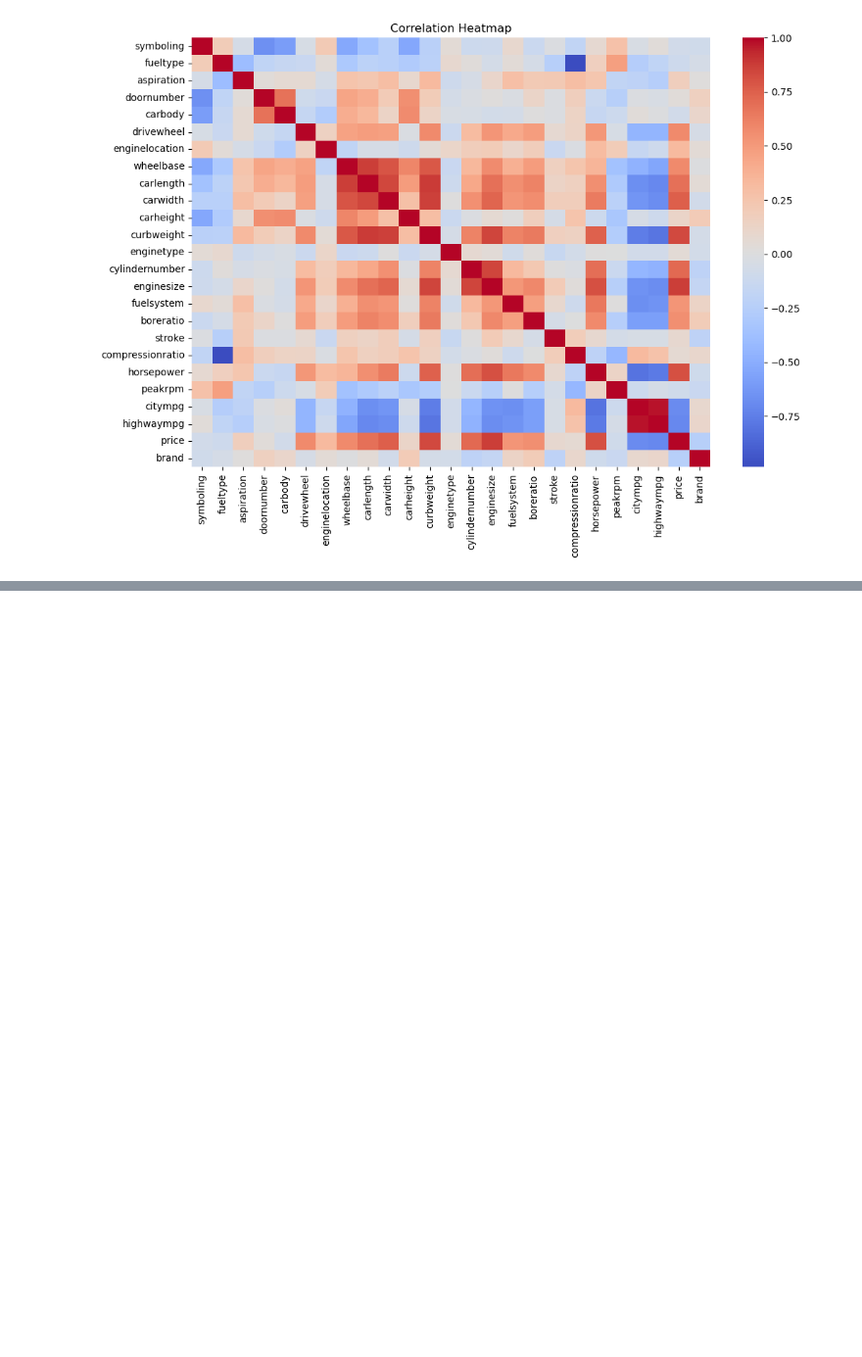
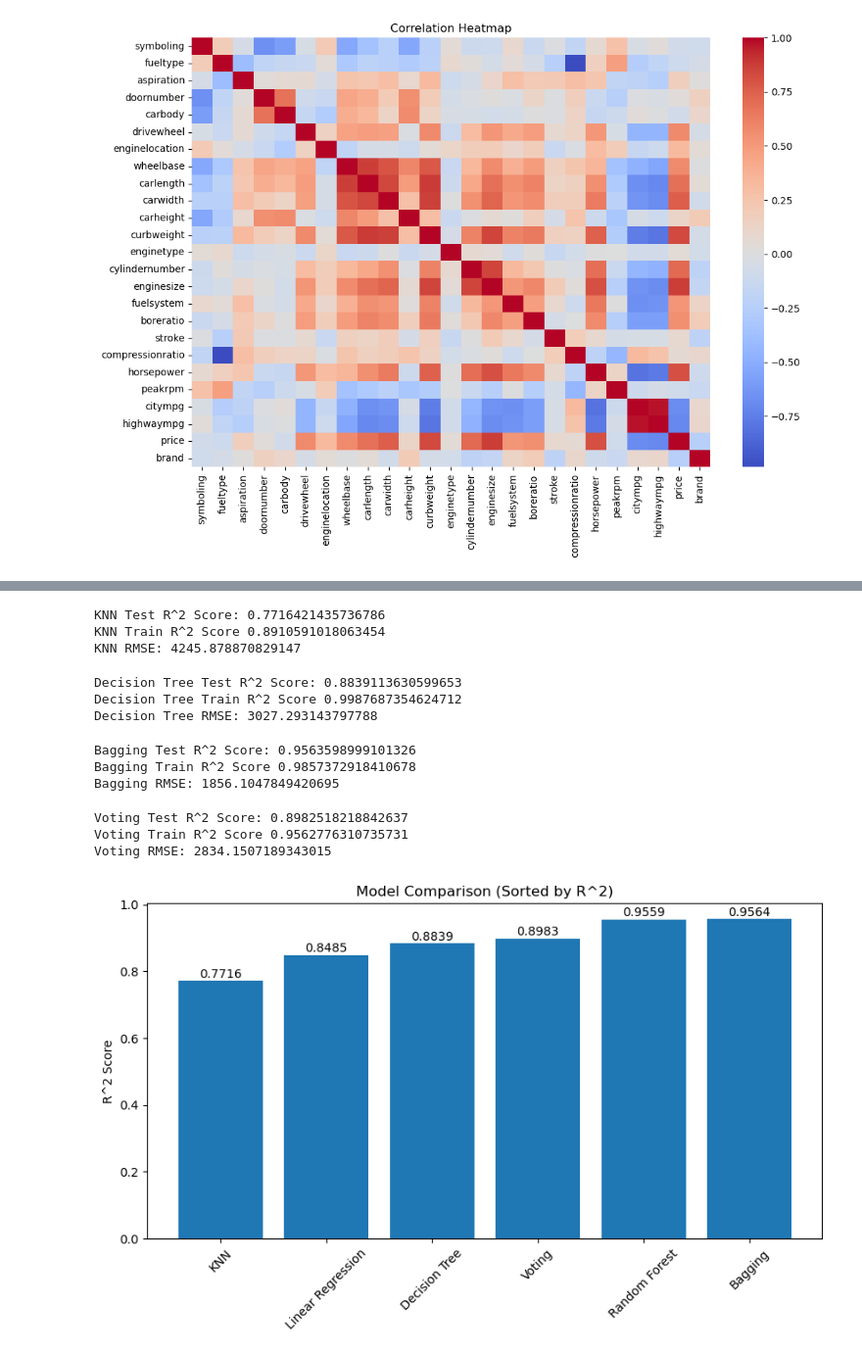
Before and after one commit to MahirIslam009/CS171, a Jupyter notebook: FinalProject.ipynb, the cells around one changed output, grey strips where cells are left out. Shown at 98% size. Cells and saved outputs as stored; diff of their text form; code cells hidden in the pictures; blank space fills up the shorter version.

```diff
--- a/FinalProject.ipynb
+++ b/FinalProject.ipynb
@@ -153,3 +167,9 @@ plt.show()
 # %%
 X = df.drop('price', axis=1)
 y = df['price']
+
+X_train, X_test, y_train, y_test = train_test_split(X, y, test_size=0.2, random_state=42)
+
+results = {}
+rmse = {}
+train_r2 = {}
@@ -211,0 +211,55 @@ memory usage: 40.2 KB
+# %%
+#KNN
+knn_model = KNeighborsRegressor(n_neighbors=5)
+knn_model.fit(X_train, y_train)
+eval(knn_model, "KNN")
+# %% [output]
+KNN Test R^2 Score: 0.7716421435736786
+KNN Train R^2 Score 0.8910591018063454
+KNN RMSE: 4245.878870829147
+# %%
+#Decision Tree
+dt_model = DecisionTreeRegressor(random_state=42)
+dt_model.fit(X_train, y_train)
+eval(dt_model, "Decision Tree")
+# %% [output]
+Decision Tree Test R^2 Score: 0.8839113630599653
+Decision Tree Train R^2 Score 0.9987687354624712
+Decision Tree RMSE: 3027.293143797788
+# %%
+#Bagging
+bg_model = BaggingRegressor(estimator=dt_model, n_estimators=100, random_state=42, n_jobs=-1)
+bg_model.fit(X_train, y_train)
+eval(bg_model, "Bagging")
+# %% [output]
+Bagging Test R^2 Score: 0.9563598999101326
+Bagging Train R^2 Score 0.9857372918410678
+Bagging RMSE: 1856.1047849420695
+# %%
+#Voting
+vt_model = VotingRegressor([
+    ("lin", lr_model),
+    ("rf", rf_model),
+    ("knn", knn_model),
+])
+vt_model.fit(X_train, y_train)
+eval(vt_model, "Voting")
+# %% [output]
+Voting Test R^2 Score: 0.8982518218842637
+Voting Train R^2 Score 0.9562776310735731
+Voting RMSE: 2834.1507189343015
+# %%
+sorted_results = dict(sorted(results.items(), key=lambda x: x[1]))
+
+plt.figure(figsize=(10,5))
+plt.bar(sorted_results.keys(), sorted_results.values())
+plt.ylabel("R^2 Score")
+plt.title("Model Comparison (Sorted by R^2)")
+plt.xticks(rotation=45)
+
+for i, v in enumerate(sorted_results.values()):
+    plt.text(i, v + 0.01, f"{v:.4f}", ha='center')
+
+plt.show()
+# %% [output]
+[figure, added]
```
Also changed, not shown: parts of 16 cells of this notebook.
